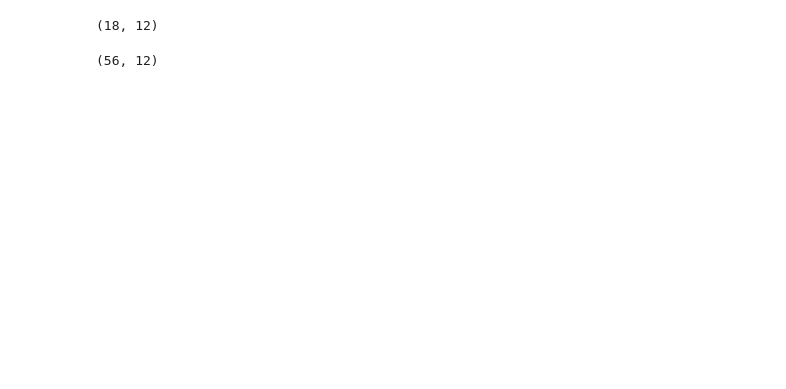
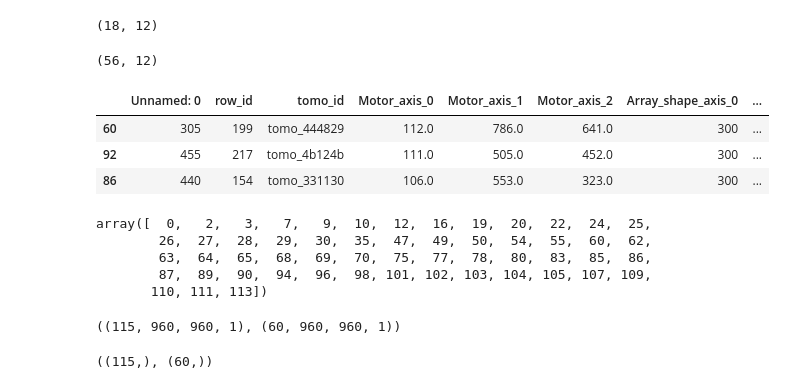
Before and after one commit to mc-will/BYU_Locating-Bacterial_Flagellar_Motors_2025, a Jupyter notebook: notebooks/ThomasDenoirjean_test_workflow.ipynb, the cells around one changed output. Drawn from its saved outputs; the diff is of its cells as text; code cells hidden in the pictures; blank space fills up the shorter version.

```diff
--- a/notebooks/ThomasDenoirjean_test_workflow.ipynb
+++ b/notebooks/ThomasDenoirjean_test_workflow.ipynb
@@ -388,3 +384,10 @@ df_regression = df_preds[(df_preds["pred"] == 1) & (df_preds["Number_of_motors"]
 df_regression.shape
 # %% [output]
 (56, 12)
+# %%
+df_regression.sample(3)
+# %% [output]
+|  | Unnamed: 0 | row_id | tomo_id | Motor_axis_0 | Motor_axis_1 | Motor_axis_2 | Array_shape_axis_0 | ... |
+| 60 | 305 | 199 | tomo_444829 | 112.0 | 786.0 | 641.0 | 300 | ... |
+| 92 | 455 | 217 | tomo_4b124b | 111.0 | 505.0 | 452.0 | 300 | ... |
+| 86 | 440 | 154 | tomo_331130 | 106.0 | 553.0 | 323.0 | 300 | ... |
@@ -390,0 +396,10 @@ df_regression.shape
+# %%
+element = 00
+indices = np.where(y_test == element)[0]
+indices
+# %% [output]
+array([  0,   2,   3,   7,   9,  10,  12,  16,  19,  20,  22,  24,  25,
+        26,  27,  28,  29,  30,  35,  47,  49,  50,  54,  55,  60,  62,
+        63,  64,  65,  68,  69,  70,  75,  77,  78,  80,  83,  85,  86,
+        87,  89,  90,  94,  96,  98, 101, 102, 103, 104, 105, 107, 109,
+       110, 111, 113])
@@ -390,0 +413,8 @@ df_regression.shape
+# %%
+X_test.shape, X_test_reg.shape
+# %% [output]
+((115, 960, 960, 1), (60, 960, 960, 1))
+# %%
+y_test.shape, y_test_reg.shape
+# %% [output]
+((115,), (60,))
```
Also changed, not shown: parts of 9 cells of this notebook, 1 other file.
